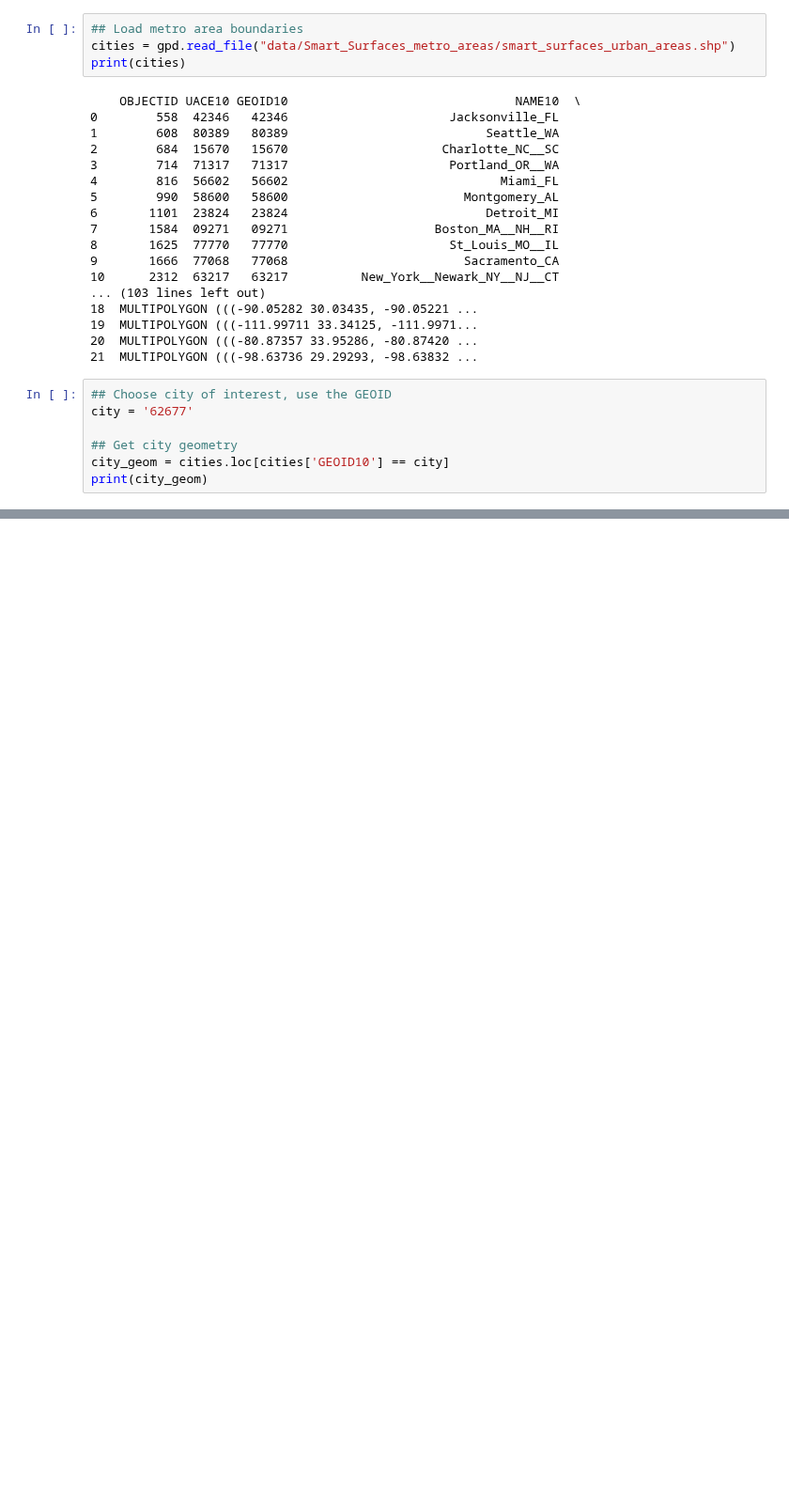
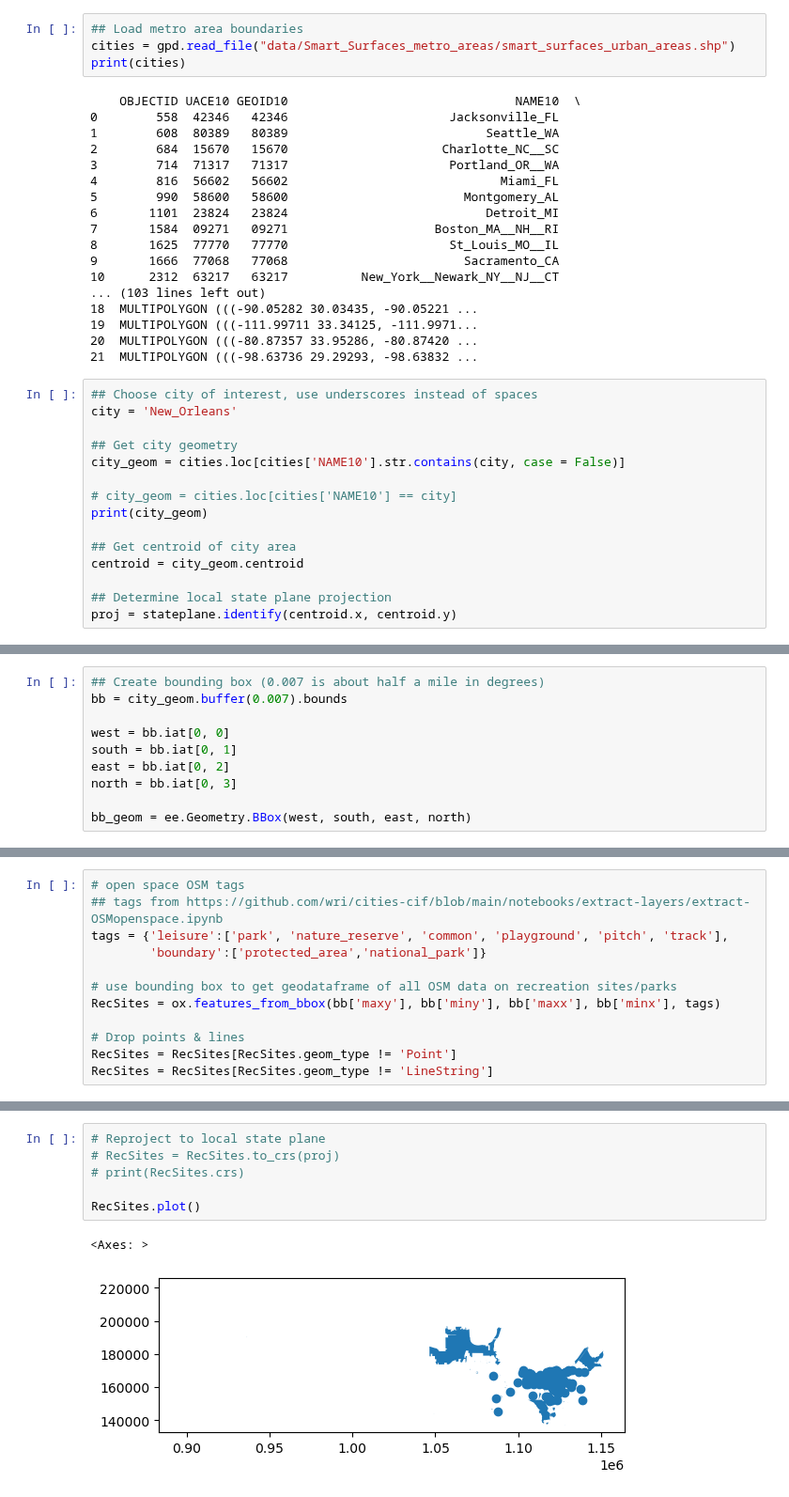
Before and after one commit to wri/cities-OpenUrban, a Jupyter notebook: LULC.ipynb, the cells around one changed output, grey strips where cells are left out. Shown at 94% size. Drawn from its saved outputs; the diff is of its cells as text; blank space fills up the shorter version.

```diff
--- a/LULC.ipynb
+++ b/LULC.ipynb
@@ -38,9 +43,17 @@ print(cities)
 20  MULTIPOLYGON (((-80.87357 33.95286, -80.87420 ...
 21  MULTIPOLYGON (((-98.63736 29.29293, -98.63832 ...
 # %%
-## Choose city of interest, use the GEOID
-city = '62677'
+## Choose city of interest, use underscores instead of spaces
+city = 'New_Orleans'
 
 ## Get city geometry
-city_geom = cities.loc[cities['GEOID10'] == city]
+city_geom = cities.loc[cities['NAME10'].str.contains(city, case = False)]
+
+# city_geom = cities.loc[cities['NAME10'] == city]
 print(city_geom)
+
+## Get centroid of city area
+centroid = city_geom.centroid
+
+## Determine local state plane projection
+proj = stateplane.identify(centroid.x, centroid.y)
@@ -84,0 +60,10 @@ EPSG:4326
+# %%
+## Create bounding box (0.007 is about half a mile in degrees)
+bb = city_geom.buffer(0.007).bounds
+
+west = bb.iat[0, 0]
+south = bb.iat[0, 1]
+east = bb.iat[0, 2]
+north = bb.iat[0, 3]
+
+bb_geom = ee.Geometry.BBox(west, south, east, north)
@@ -84,0 +133,12 @@ EPSG:4326
+# %%
+# open space OSM tags
+## tags from https://github.com/wri/cities-cif/blob/main/notebooks/extract-layers/extract-OSMopenspace.ipynb
+tags = {'leisure':['park', 'nature_reserve', 'common', 'playground', 'pitch', 'track'],
+        'boundary':['protected_area','national_park']}
+
+# use bounding box to get geodataframe of all OSM data on recreation sites/parks
+RecSites = ox.features_from_bbox(bb['maxy'], bb['miny'], bb['maxx'], bb['minx'], tags)
+
+# Drop points & lines
+RecSites = RecSites[RecSites.geom_type != 'Point']
+RecSites = RecSites[RecSites.geom_type != 'LineString']
@@ -84,0 +164,9 @@ EPSG:4326
+# %%
+# Reproject to local state plane
+# RecSites = RecSites.to_crs(proj)
+# print(RecSites.crs)
+
+RecSites.plot()
+# %% [output]
+<Axes: >
+[figure, added]
```
Also changed, not shown: parts of 21 cells of this notebook.
